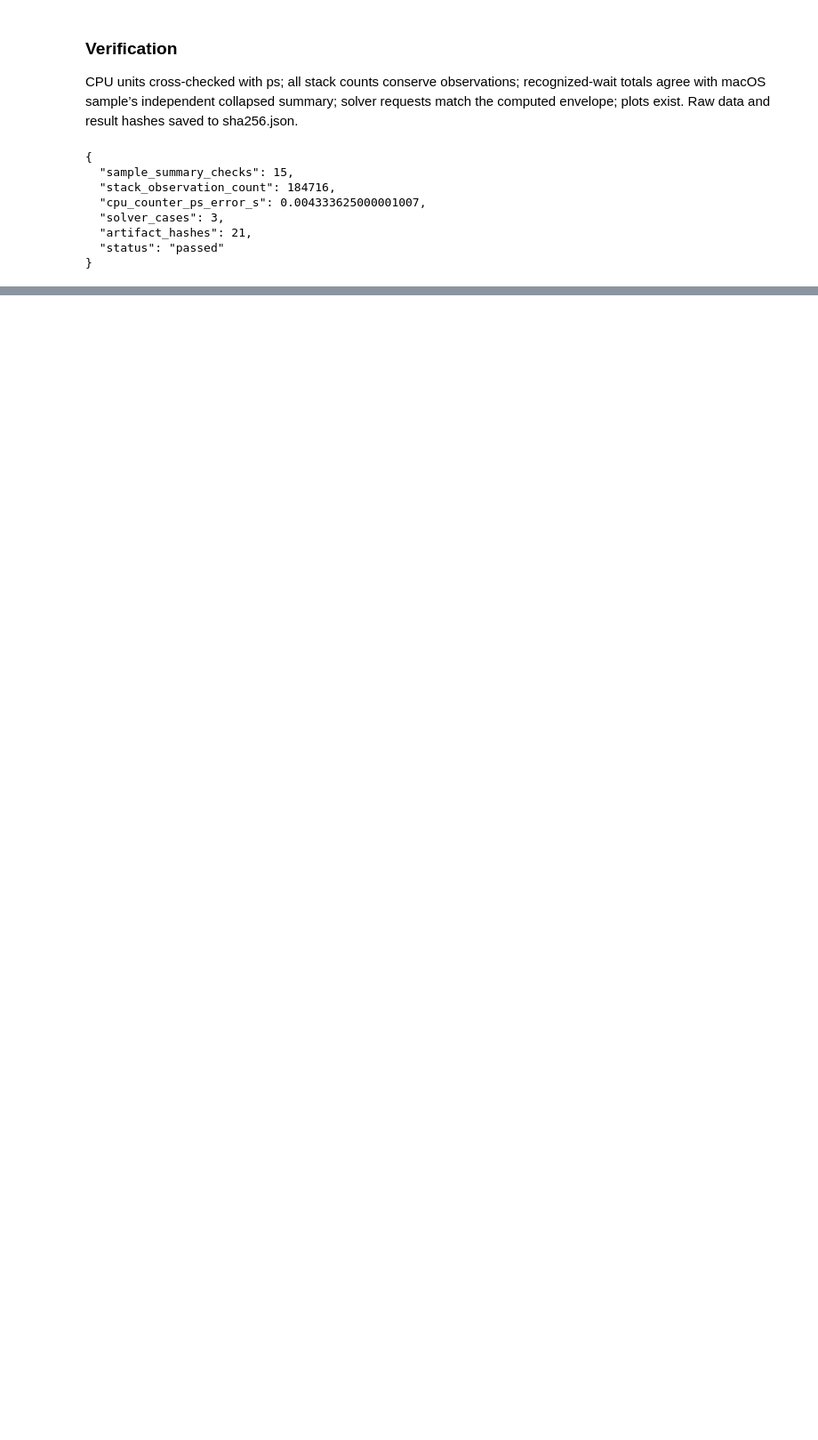
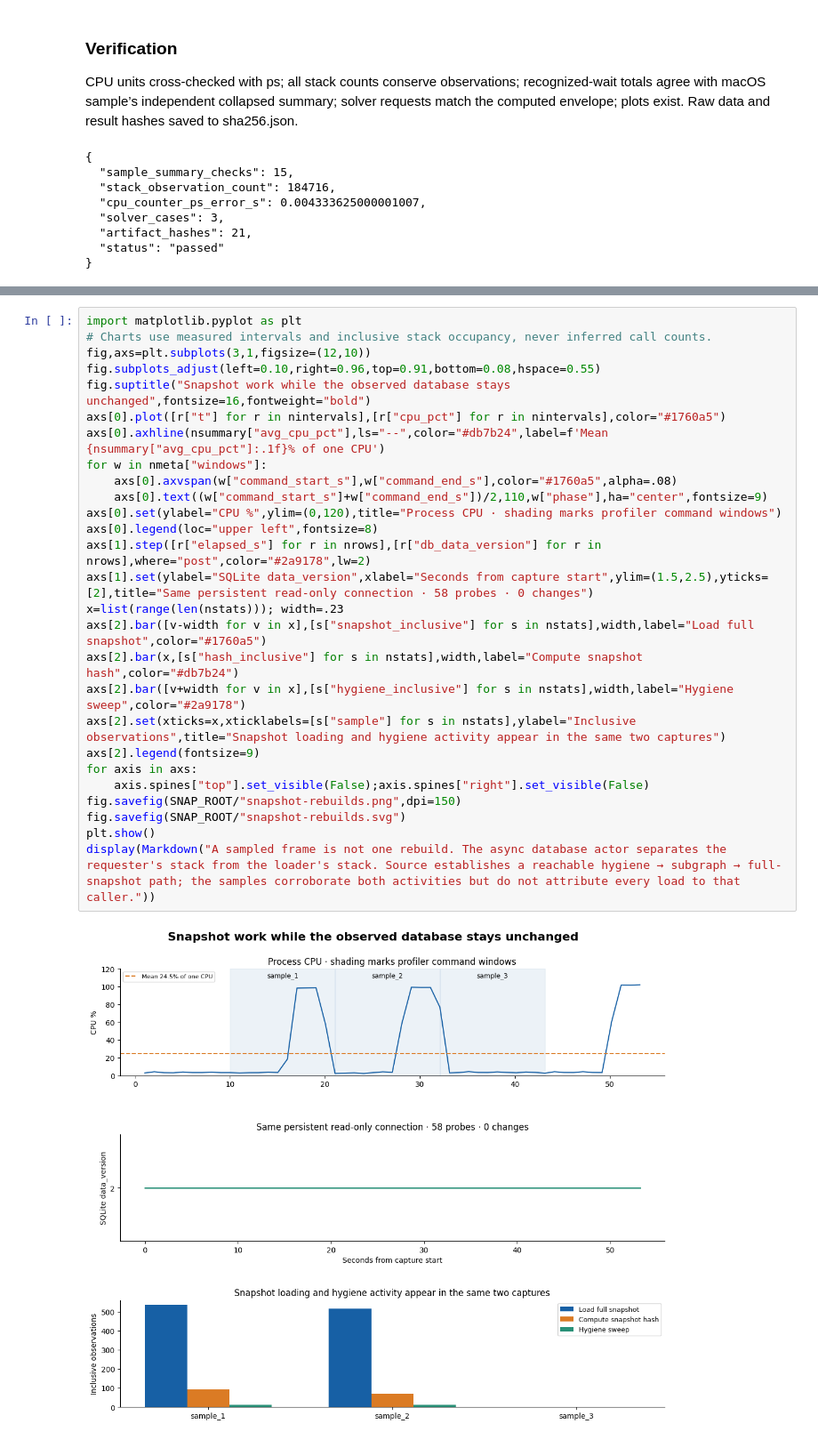
Before and after one commit to getspur/SpurCode, a Jupyter notebook: spur-71291-live-performance-20261009.ipynb, the cells around one changed output, grey strips where cells are left out. Shown at 89% size. Saved outputs shown, nothing was run; the diff lists cells and outputs as text; blank space fills up the shorter version.

Commit message:
docs(performance): bd-94thj explain repeated graph snapshot rebuilds

```diff
--- a/spur-71291-live-performance-20261009.ipynb
+++ b/spur-71291-live-performance-20261009.ipynb
@@ -346,0 +481,29 @@ CPU units cross-checked with ps; all stack counts conserve observations; recogni
+# %%
+import matplotlib.pyplot as plt
+# Charts use measured intervals and inclusive stack occupancy, never inferred call counts.
+fig,axs=plt.subplots(3,1,figsize=(12,10))
+fig.subplots_adjust(left=0.10,right=0.96,top=0.91,bottom=0.08,hspace=0.55)
+fig.suptitle("Snapshot work while the observed database stays unchanged",fontsize=16,fontweight="bold")
+axs[0].plot([r["t"] for r in nintervals],[r["cpu_pct"] for r in nintervals],color="#1760a5")
+axs[0].axhline(nsummary["avg_cpu_pct"],ls="--",color="#db7b24",label=f'Mean {nsummary["avg_cpu_pct"]:.1f}% of one CPU')
+for w in nmeta["windows"]:
+    axs[0].axvspan(w["command_start_s"],w["command_end_s"],color="#1760a5",alpha=.08)
+    axs[0].text((w["command_start_s"]+w["command_end_s"])/2,110,w["phase"],ha="center",fontsize=9)
+axs[0].set(ylabel="CPU %",ylim=(0,120),title="Process CPU · shading marks profiler command windows")
+axs[0].legend(loc="upper left",fontsize=8)
+axs[1].step([r["elapsed_s"] for r in nrows],[r["db_data_version"] for r in nrows],where="post",color="#2a9178",lw=2)
+axs[1].set(ylabel="SQLite data_version",xlabel="Seconds from capture start",ylim=(1.5,2.5),yticks=[2],title="Same persistent read-only connection · 58 probes · 0 changes")
+x=list(range(len(nstats))); width=.23
+axs[2].bar([v-width for v in x],[s["snapshot_inclusive"] for s in nstats],width,label="Load full snapshot",color="#1760a5")
+axs[2].bar(x,[s["hash_inclusive"] for s in nstats],width,label="Compute snapshot hash",color="#db7b24")
+axs[2].bar([v+width for v in x],[s["hygiene_inclusive"] for s in nstats],width,label="Hygiene sweep",color="#2a9178")
+axs[2].set(xticks=x,xticklabels=[s["sample"] for s in nstats],ylabel="Inclusive observations",title="Snapshot loading and hygiene activity appear in the same two captures")
+axs[2].legend(fontsize=9)
+for axis in axs:
+    axis.spines["top"].set_visible(False);axis.spines["right"].set_visible(False)
+fig.savefig(SNAP_ROOT/"snapshot-rebuilds.png",dpi=150)
+fig.savefig(SNAP_ROOT/"snapshot-rebuilds.svg")
+plt.show()
+display(Markdown("A sampled frame is not one rebuild. The async database actor separates the requester's stack from the loader's stack. Source establishes a reachable hygiene → subgraph → full-snapshot path; the samples corroborate both activities but do not attribute every load to that caller."))
+# %% [output]
+[figure, added]
```
Also changed, not shown: parts of 6 cells of this notebook, 21 other files.
